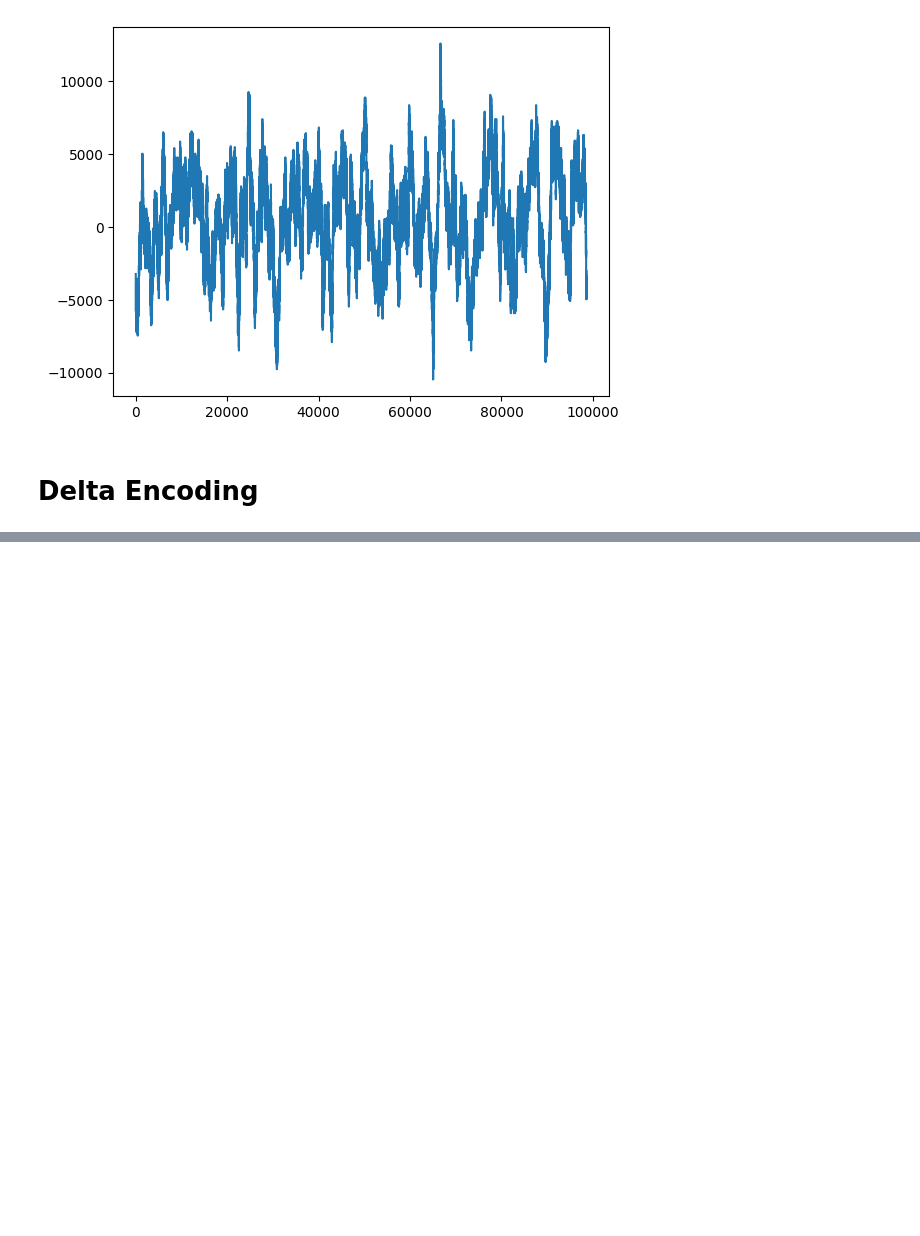
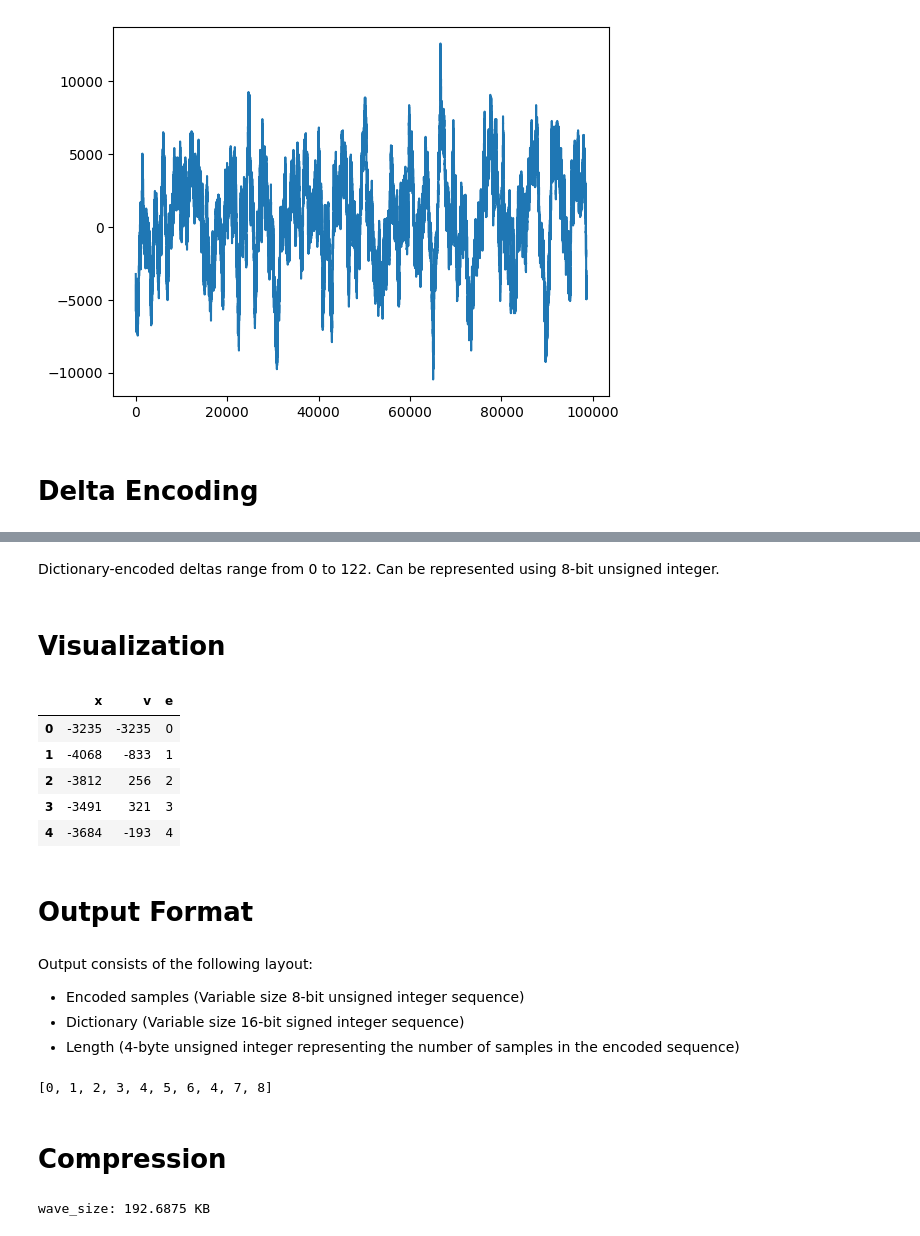
Before and after one commit to mr-brobot/compression, a Jupyter notebook: nbs/analysis.ipynb, the cells around one changed output, grey strips where cells are left out. Saved outputs shown, nothing was run; the diff lists cells and outputs as text; code cells hidden in the pictures; blank space fills up the shorter version.

```diff
--- a/nbs/analysis.ipynb
+++ b/nbs/analysis.ipynb
@@ -148,0 +242,73 @@ plt.plot(freq, sp.real, freq, sp.imag);
+# %% [markdown]
+Dictionary-encoded deltas range from 0 to 122. Can be represented using 8-bit unsigned integer.
+# %% [markdown]
+# Visualization
+# %%
+import pandas as pd
+
+df = pd.DataFrame({"x": samples, "v": deltas, "e": e})
+
+df.head()
+# %% [output]
+|  | x | v | e |
+| 0 | -3235 | -3235 | 0 |
+| 1 | -4068 | -833 | 1 |
+| 2 | -3812 | 256 | 2 |
+| 3 | -3491 | 321 | 3 |
+| 4 | -3684 | -193 | 4 |
+# %% [markdown]
+# Output Format
+# %% [markdown]
+Output consists of the following layout:
+- Encoded samples (Variable size 8-bit unsigned integer sequence)
+- Dictionary (Variable size 16-bit signed integer sequence)
+- Length (4-byte unsigned integer representing the number of samples in the encoded sequence)
+# %%
+from typing import Collection
+
+def encode(x: Collection[int]) -> bytes:
+    """
+    encodes x using delta encoding and dictionary encoding
+    output is bytes in the following format:
+        - Encoded samples (8-bit unsigned integers)
+        - Dictionary (16-bit unsigned integers)
+        - 4-byte length of encoded samples
+    """
+    d, e = dict_encode(delta_encode(x))
+
+    ebytes = b''.join([xi.to_bytes(1, 'little', signed=False) for xi in e])
+    dbytes = b''.join([xi.to_bytes(2, 'little', signed=True) for xi in d])
+    length = len(ebytes).to_bytes(4, 'little', signed=False)
+
+    return ebytes + dbytes + length
+
+def decode(x: bytes) -> Collection[int]:
+    """
+    decodes bytes encoded by encode function
+    """
+    l = int.from_bytes(x[-4:], 'little', signed=False)
+    d = [int.from_bytes(x[i:i+2], 'little', signed=True) for i in range(l, len(x) - 4, 2)]
+    e = [int.from_bytes(x[i:i+1], 'little', signed=False) for i in range(0, l)]
+
+    return delta_decode(dict_decode(d, e))
+
+encoded = encode(samples)
+
+encoded[:100]
+
+assert samples == decode(encoded)
+
+e[0:10]
+# %% [output]
+[0, 1, 2, 3, 4, 5, 6, 4, 7, 8]
+# %% [markdown]
+# Compression
+# %%
+file_path = file_paths[0]
+
+wav_size_bytes = file_path.stat().st_size
+wav_size_kb = wav_size_bytes / 1024
+
+print(f"wave_size: {wav_size_kb} KB")
+# %% [output]
+wave_size: 192.6875 KB
```
Also changed, not shown: parts of 17 cells of this notebook, 1 other file.
